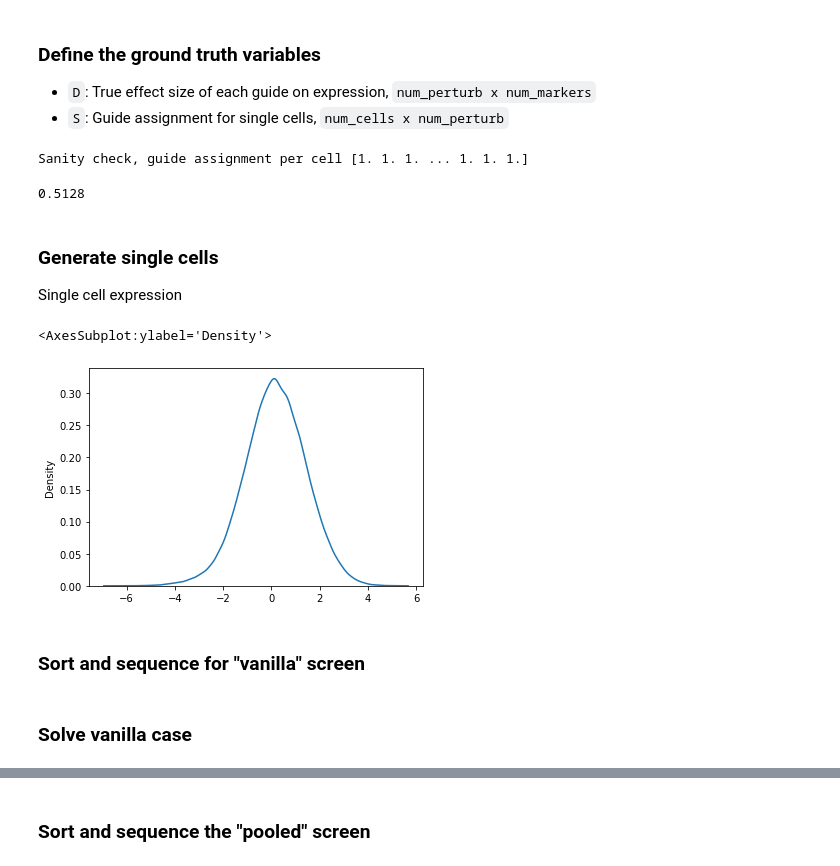
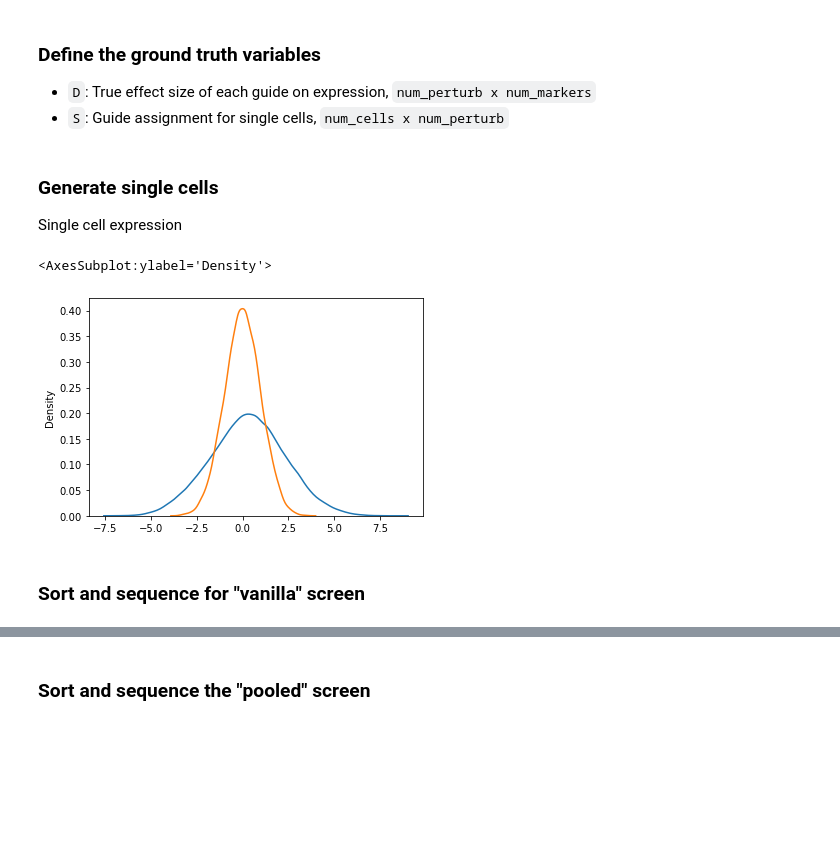
Before and after one commit to mincheoly/compressed_flow, a Jupyter notebook: simulations/screen.ipynb, the cells around one changed output, grey strips where cells are left out. Saved outputs shown, nothing was run; the diff lists cells and outputs as text; code cells hidden in the pictures; blank space fills up the shorter version.

Commit message:
sanity check flow #1 analysis

```diff
--- a/simulations/screen.ipynb
+++ b/simulations/screen.ipynb
@@ -14,35 +14,37 @@ import scipy.sparse as sparse
 # %% [markdown]
 ### Define the experiment parameters
 # %%
-num_markers = 100
-num_measurements = 20
-num_perturb = 50
-num_bins = 3
+num_markers = 10
+num_measurements = 5
+num_perturb = 100
+num_bins = 5
 num_cells = int(1e5)
 seq_depth = 100000
 
-gates_min = np.array([-np.inf, -0.6, 1])
-gates_max = np.array([-1, 0.6, np.inf])
-bin_code = np.array([-1,0, 1])
+# Divide by normal quantiles
+gates_min = stats.norm.ppf(np.linspace(0, 1, num_bins+1))[:-1]
+gates_max = stats.norm.ppf(np.linspace(0, 1, num_bins+1))[1:]
+repeated_gates_max = np.repeat(gates_max[np.newaxis, :], num_perturb, axis=0)
+repeated_gates_min = np.repeat(gates_min[np.newaxis, :], num_perturb, axis=0)
+
+num_markers_per_pool = 3
+pooled_gates_min = stats.norm.ppf(np.linspace(0, 1, num_bins+1), scale=np.sqrt(num_markers_per_pool))[:-1]
+pooled_gates_max = stats.norm.ppf(np.linspace(0, 1, num_bins+1), scale=np.sqrt(num_markers_per_pool))[1:]
+pooled_repeated_gates_max = np.repeat(pooled_gates_max[np.newaxis, :], num_perturb, axis=0)
+pooled_repeated_gates_min = np.repeat(pooled_gates_min[np.newaxis, :], num_perturb, axis=0)
 # %% [markdown]
 ### Define the ground truth variables
 
 - `D`: True effect size of each guide on expression, `num_perturb x num_markers`
 - `S`: Guide assignment for single cells, `num_cells x num_perturb`
 # %%
-D = stats.norm.rvs(size=(num_perturb, num_markers))
-D[np.absolute(D) < -0.5] = 0
-# D[np.random.choice([True, False], p=[0.9, 0.1], size=D.shape)] = 0
+D = stats.norm.rvs(size=(num_perturb, num_markers), scale=2)
+# D[np.absolute(D) < -0.5] = 0
+# D[np.random.choice([True, False], p=[0.8, 0.2], size=D.shape)] = 0
 S = np.zeros((num_cells, num_perturb))
 for row in range(num_cells):
     S[row, np.random.randint(num_perturb)]=1
-print('Sanity check, guide assignment per cell', S.sum(axis=1))
+# print('Sanity check, guide assignment per cell', S.sum(axis=1))
-# %% [output]
-Sanity check, guide assignment per cell [1. 1. 1. ... 1. 1. 1.]
-# %%
-(D > 0).mean()
-# %% [output]
-0.5128
 # %% [markdown]
 ### Generate single cells
 
@@ -51,8 +53,9 @@ Single cell expression
 Z = stats.norm.rvs(S@D)
 # %%
 sns.kdeplot(Z[:, 0])
+sns.kdeplot(stats.norm.rvs(size=10000))
 # %% [output]
 <AxesSubplot:ylabel='Density'>
-[figure, old version]
+[figure, new version]
 # %% [markdown]
 ### Sort and sequence for "vanilla" screen
@@ -77,2 +61,0 @@ meta_vanilla = pd.DataFrame(meta_vanilla, columns=['marker', 'level'])
-# %% [markdown]
-### Solve vanilla case
```
Also changed, not shown: parts of 31 cells of this notebook, 2 other files.
